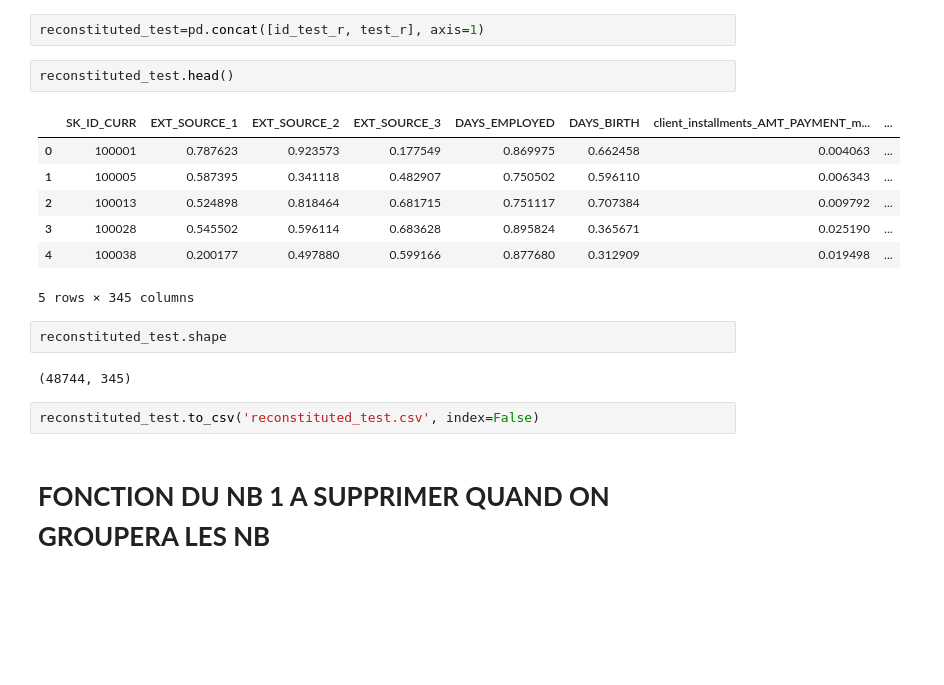
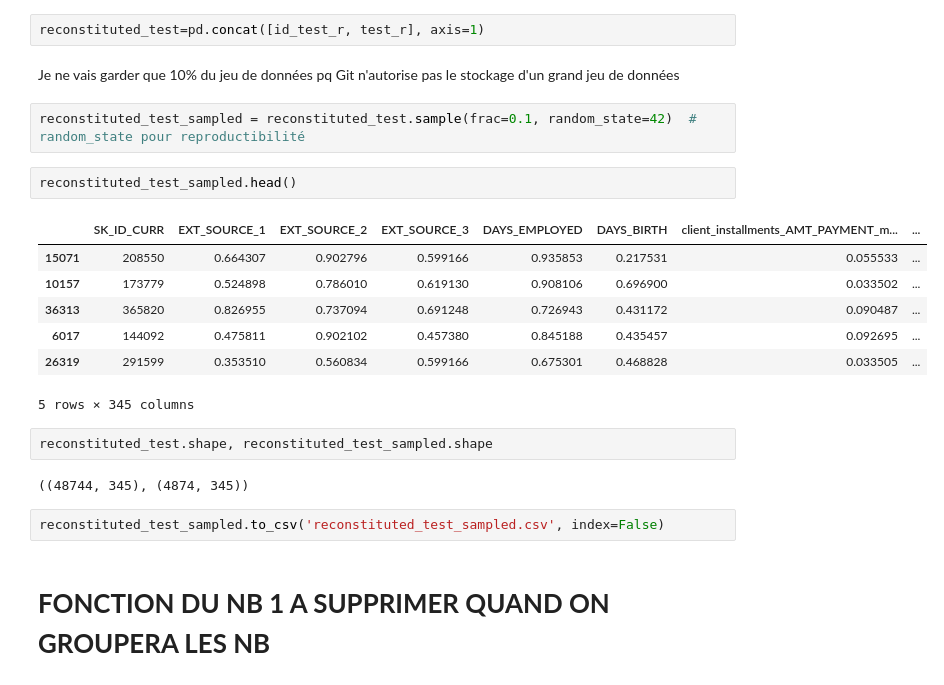
Before and after one commit to Dabele44/credit_scoring_pret_a_depenser, a Jupyter notebook: 08_idem_5_sans_drift-Copy2.ipynb, the cells around one changed output. Drawn from its saved outputs; the diff is of its cells as text; blank space fills up the shorter version.

Commit message:
reload NB8 pour créer un sample du csv test

```diff
--- a/08_idem_5_sans_drift-Copy2.ipynb
+++ b/08_idem_5_sans_drift-Copy2.ipynb
@@ -207,22 +207,26 @@ X_train_r.shape, X_val_r.shape, test_r.shape, y_train_r.shape, y_val_r.shape, id
 Regroupement des données préparées pour passer en modélisation + leur ID
 # %%
 reconstituted_test=pd.concat([id_test_r, test_r], axis=1)
+# %% [markdown]
+Je ne vais garder que 10% du jeu de données pq Git n'autorise pas le stockage d'un grand jeu de données
+# %%
+reconstituted_test_sampled = reconstituted_test.sample(frac=0.1, random_state=42)  # random_state pour reproductibilité
 # %%
-reconstituted_test.head()
+reconstituted_test_sampled.head()
 # %% [output]
 |  | SK_ID_CURR | EXT_SOURCE_1 | EXT_SOURCE_2 | EXT_SOURCE_3 | DAYS_EMPLOYED | DAYS_BIRTH | client_installments_AMT_PAYMENT_m... | ... |
-| 0 | 100001 | 0.787623 | 0.923573 | 0.177549 | 0.869975 | 0.662458 | 0.004063 | ... |
-| 1 | 100005 | 0.587395 | 0.341118 | 0.482907 | 0.750502 | 0.596110 | 0.006343 | ... |
-| 2 | 100013 | 0.524898 | 0.818464 | 0.681715 | 0.751117 | 0.707384 | 0.009792 | ... |
-| 3 | 100028 | 0.545502 | 0.596114 | 0.683628 | 0.895824 | 0.365671 | 0.025190 | ... |
-| 4 | 100038 | 0.200177 | 0.497880 | 0.599166 | 0.877680 | 0.312909 | 0.019498 | ... |
+| 15071 | 208550 | 0.664307 | 0.902796 | 0.599166 | 0.935853 | 0.217531 | 0.055533 | ... |
+| 10157 | 173779 | 0.524898 | 0.786010 | 0.619130 | 0.908106 | 0.696900 | 0.033502 | ... |
+| 36313 | 365820 | 0.826955 | 0.737094 | 0.691248 | 0.726943 | 0.431172 | 0.090487 | ... |
+| 6017 | 144092 | 0.475811 | 0.902102 | 0.457380 | 0.845188 | 0.435457 | 0.092695 | ... |
+| 26319 | 291599 | 0.353510 | 0.560834 | 0.599166 | 0.675301 | 0.468828 | 0.033505 | ... |
 5 rows × 345 columns
 # %%
-reconstituted_test.shape
+reconstituted_test.shape, reconstituted_test_sampled.shape
 # %% [output]
-(48744, 345)
+((48744, 345), (4874, 345))
 # %%
-reconstituted_test.to_csv('reconstituted_test.csv', index=False)
+reconstituted_test_sampled.to_csv('reconstituted_test_sampled.csv', index=False)
 # %% [markdown]
 # **FONCTION DU NB 1 A SUPPRIMER QUAND ON GROUPERA LES NB**
 # %%
```
Also changed, not shown: parts of 17 cells of this notebook, 2 other files.
